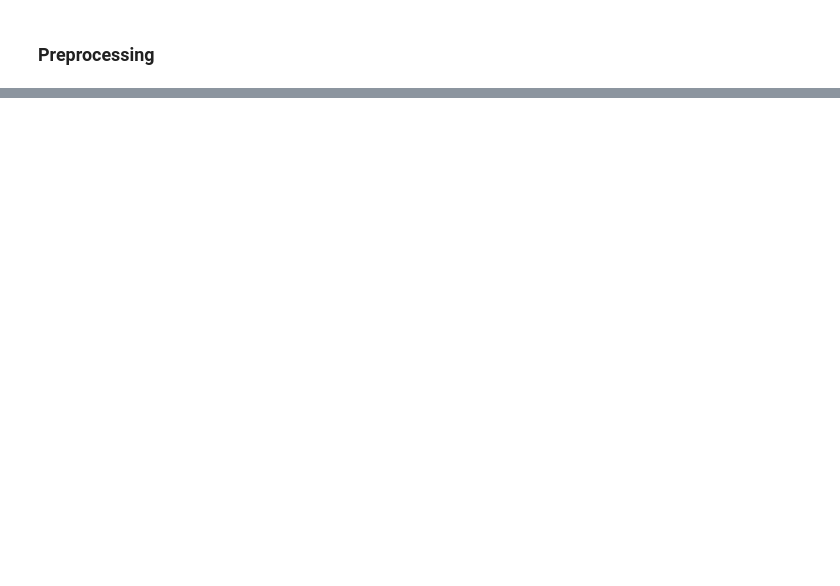
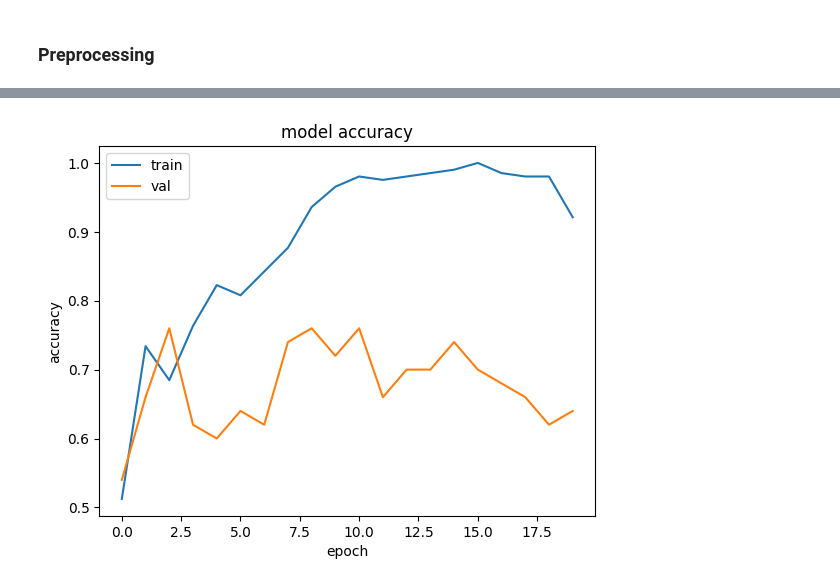
Before and after one commit to Ank1taS/Brain_Tumor_Detection, a Jupyter notebook: brain_tumor_detection.ipynb, the cells around one changed output, grey strips where cells are left out. Drawn from its saved outputs; the diff is of its cells as text; code cells hidden in the pictures; blank space fills up the shorter version.

```diff
--- a/brain_tumor_detection.ipynb
+++ b/brain_tumor_detection.ipynb
@@ -133,0 +155,17 @@ normalization_layer = tf.keras.layers.Rescaling(1./255)
+# %%
+# ANN model
+# model architecture for binary classification
+
+ann = keras.models.Sequential(
+    [
+      tf.keras.layers.Flatten(input_shape=(120,120,3)),
+      tf.keras.layers.Dense(150, activation="relu"),
+      # tf.keras.layers.Dense(50, activation="relu"),
+      tf.keras.layers.Dense(1, activation="sigmoid"),
+    ])
+# %%
+
+# compile the model
+ann.compile(optimizer="adam",
+            loss = "binary_crossentropy",
+            metrics=["accuracy"])
@@ -133,0 +190,4 @@ normalization_layer = tf.keras.layers.Rescaling(1./255)
+# %%
+# fit model
+
+ann_history = ann.fit(train_data, validation_data = validation_data, batch_size = batch_size, epochs = 20)
@@ -133,0 +212,10 @@ normalization_layer = tf.keras.layers.Rescaling(1./255)
+# %%
+plt.plot(ann_history.history['accuracy'])
+plt.plot(ann_history.history['val_accuracy'])
+plt.title('model accuracy')
+plt.ylabel('accuracy')
+plt.xlabel('epoch')
+plt.legend(['train', 'val'], loc='upper left')
+plt.show()
+# %% [output]
+[figure, added]
```
Also changed, not shown: parts of 7 cells of this notebook.
